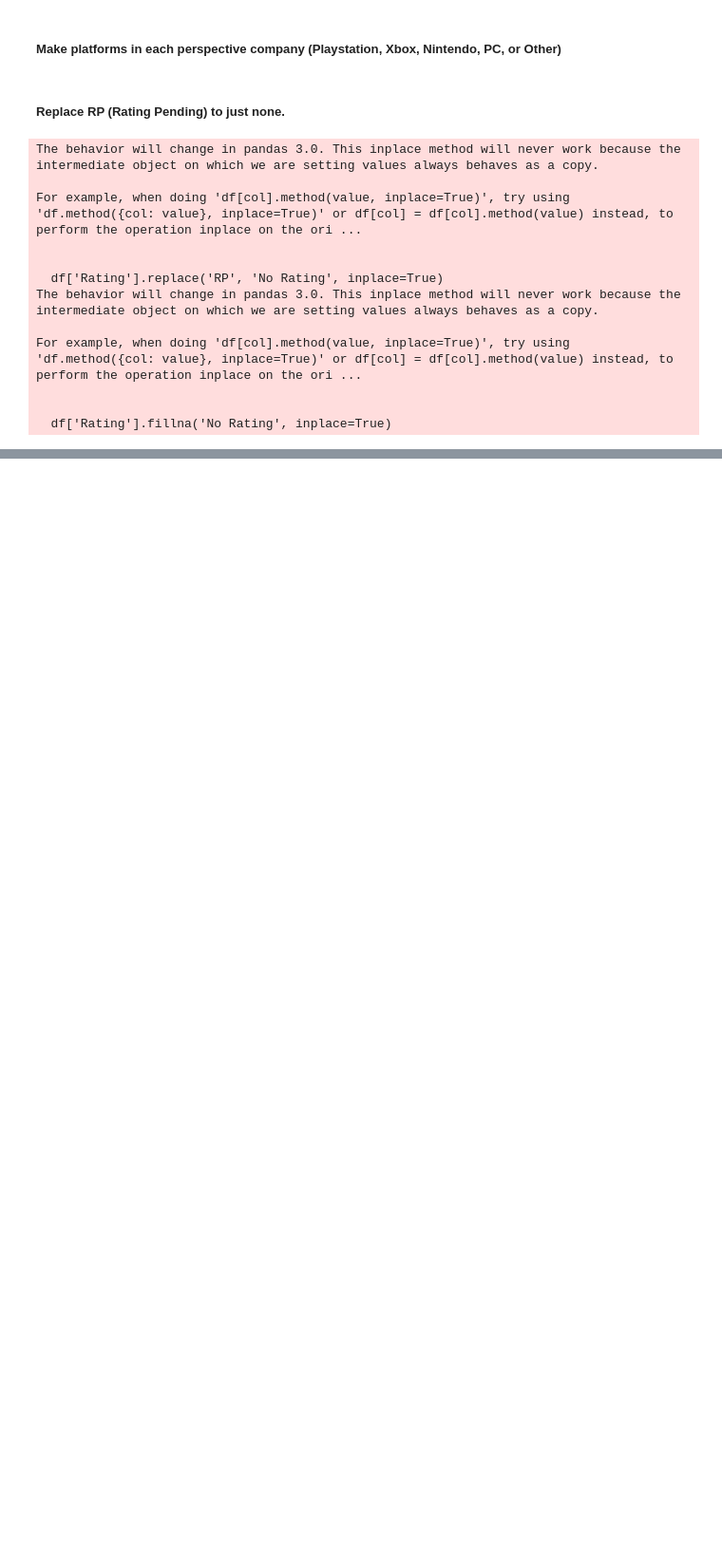
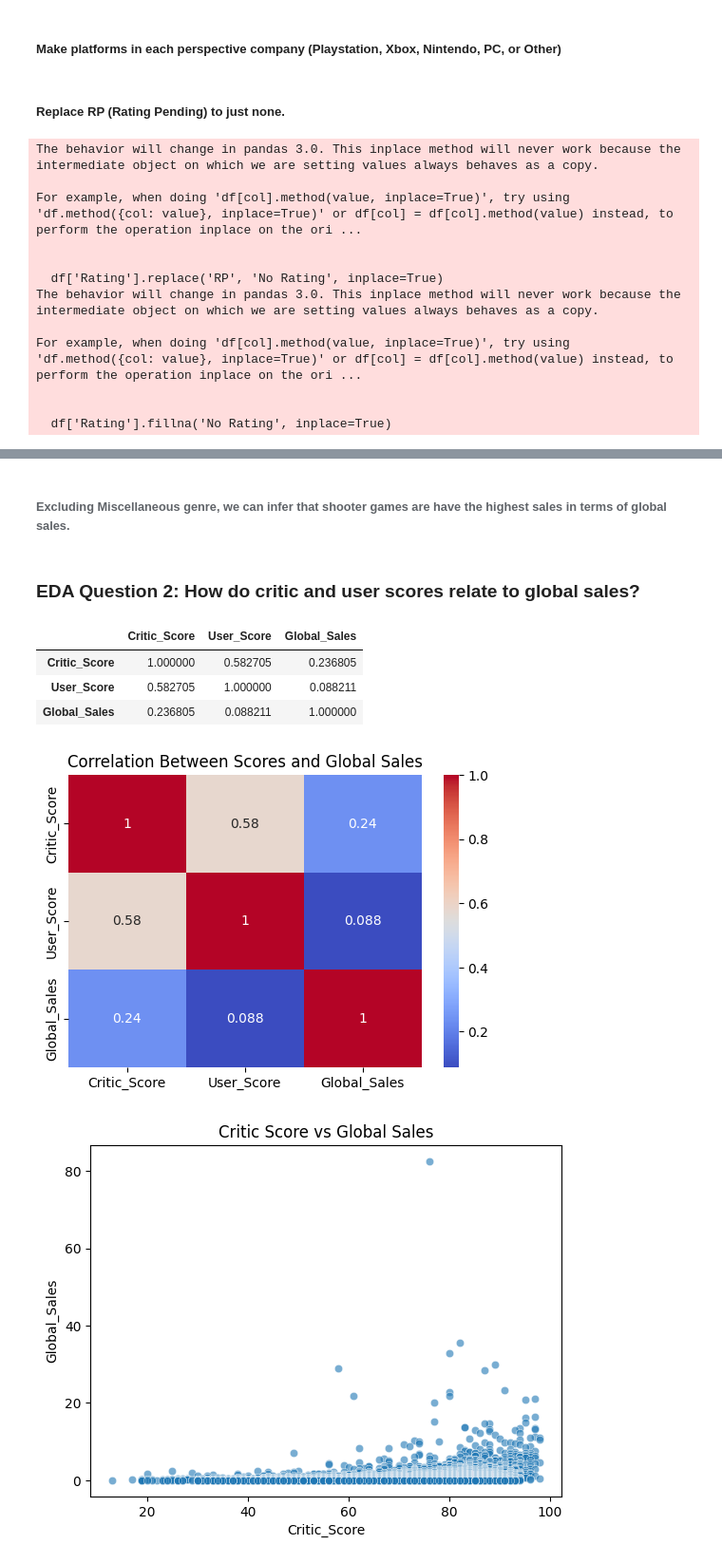
Before and after one commit to aesnin12/CSMODELProject, a Jupyter notebook: CSModel_Machine_Project_Game_Success_Analysis.ipynb, the cells around one changed output, grey strips where cells are left out. Shown: that part at 95% size. Saved outputs shown, nothing was run; the diff lists cells and outputs as text; code cells hidden in the pictures; blank space fills up the shorter version.

```diff
--- a/CSModel_Machine_Project_Game_Success_Analysis.ipynb
+++ b/CSModel_Machine_Project_Game_Success_Analysis.ipynb
@@ -193,0 +227,27 @@ For example, when doing 'df[col].method(value, inplace=True)', try using 'df.met
+# %% [markdown]
+###### Excluding Miscellaneous genre, we can infer that shooter games are have the highest sales in terms of global sales.
+# %% [markdown]
+### EDA Question 2: How do critic and user scores relate to global sales?
+# %%
+df[['Critic_Score', 'User_Score', 'Global_Sales']].corr()
+# %% [output]
+|  | Critic_Score | User_Score | Global_Sales |
+| Critic_Score | 1.000000 | 0.582705 | 0.236805 |
+| User_Score | 0.582705 | 1.000000 | 0.088211 |
+| Global_Sales | 0.236805 | 0.088211 | 1.000000 |
+# %%
+plt.figure(figsize=(6,4))
+sns.heatmap(df[['Critic_Score', 'User_Score', 'Global_Sales']].corr(), annot=True, cmap='coolwarm')
+plt.title('Correlation Between Scores and Global Sales')
+plt.show()
+
+sns.scatterplot(data=df, x='Critic_Score', y='Global_Sales', alpha=0.6)
+plt.title('Critic Score vs Global Sales')
+plt.show()
+
+sns.scatterplot(data=df, x='User_Score', y='Global_Sales', alpha=0.6)
+plt.title('User Score vs Global Sales')
+plt.show()
+# %% [output]
+[figure, added]
+[figure, added]
```
Also changed, not shown: parts of 16 cells of this notebook.
